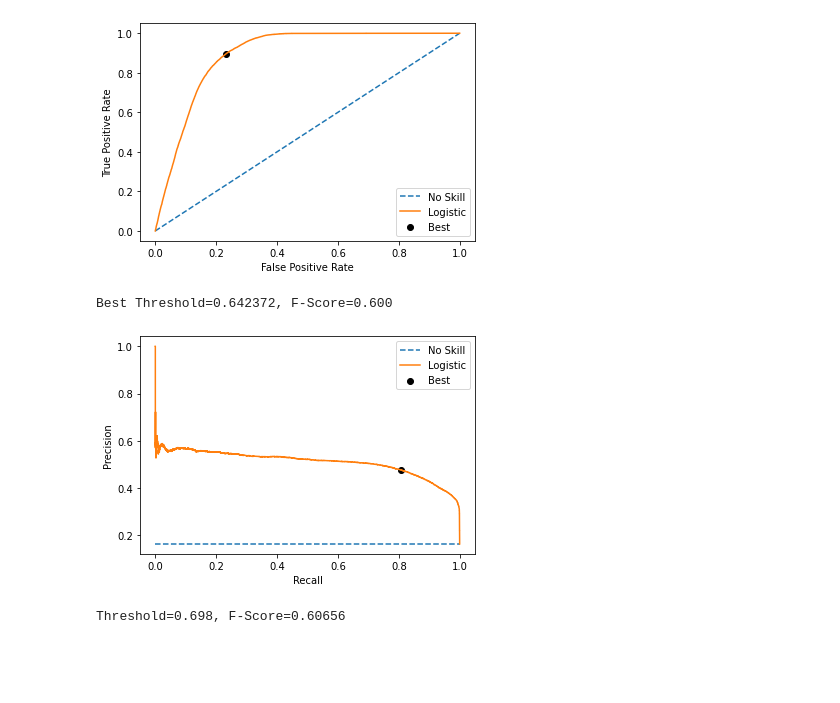
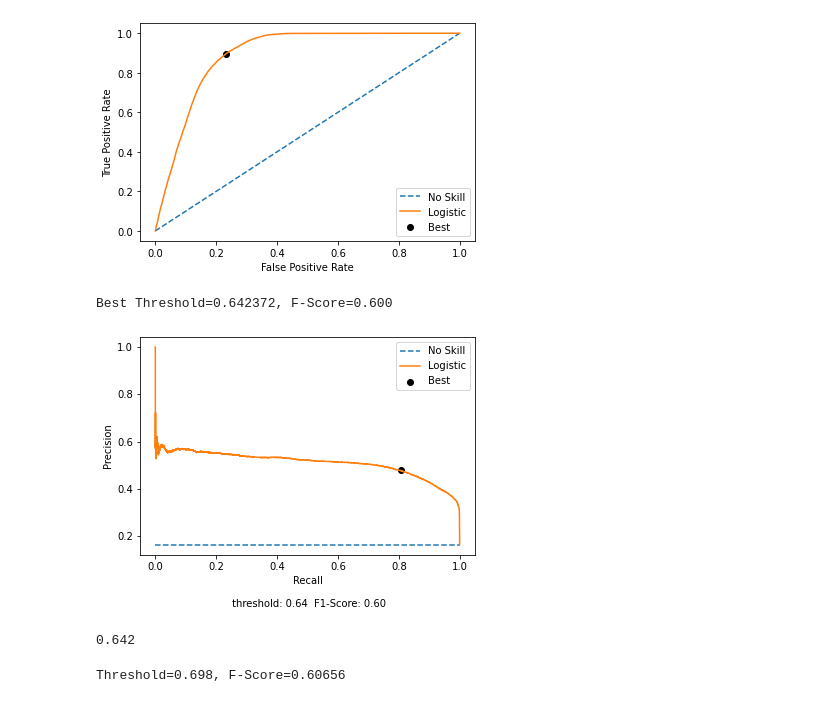
Before and after one commit to gsundeep-tech/churn-prediction, a Jupyter notebook: notebooks/pipeline experiments.ipynb, the cells around one changed output. Cells and saved outputs as stored; diff of their text form; code cells hidden in the pictures; blank space fills up the shorter version.

```diff
--- a/notebooks/pipeline experiments.ipynb
+++ b/notebooks/pipeline experiments.ipynb
@@ -474,24 +474,30 @@ Best Threshold=0.474209, G-Mean=0.829
 # %%
 precision, recall, thresholds = metrics.precision_recall_curve(y_val, preds)
 # convert to f score
 fscore = (2 * precision * recall) / (precision + recall)
 # locate the index of the largest f score
 ix = argmax(fscore)
 print('Best Threshold=%f, F-Score=%.3f' % (thresholds[ix], fscore[ix]))
 # plot the roc curve for the model
 no_skill = len(y_val[y_val==1]) / len(y_val)
 pyplot.plot([0,1], [no_skill,no_skill], linestyle='--', label='No Skill')
 pyplot.plot(recall, precision, label='Logistic')
 pyplot.scatter(recall[ix], precision[ix], marker='o', color='black', label='Best')
+threshold_rounded = round(thresholds[ix], 2)
+f1_score_rounded = round(fscore[ix], 3)
 # axis labels
-pyplot.xlabel('Recall')
+plt.xlabel('Recall\n\n threshold: {:.2f}  F1-Score: {:.2f}'.format(thresholds[ix], fscore[ix]))
 pyplot.ylabel('Precision')
 pyplot.legend()
 # show the plot
 pyplot.show()
 # %% [output]
 Best Threshold=0.642372, F-Score=0.600
-[figure, old version]
+[figure, new version]
+# %%
+round(thresholds[ix], 3)
+# %% [output]
+0.642
 # %%
 def to_labels(pos_probs, threshold):
     return (pos_probs >= threshold).astype('int')
```
Also changed, not shown: parts of 1 cell of this notebook, 54 other files.
